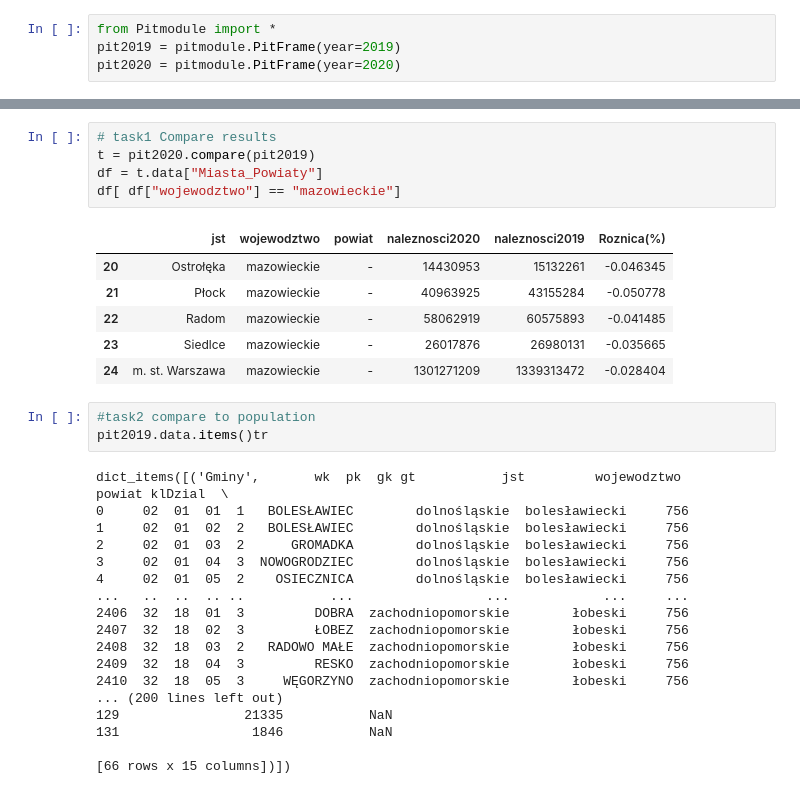
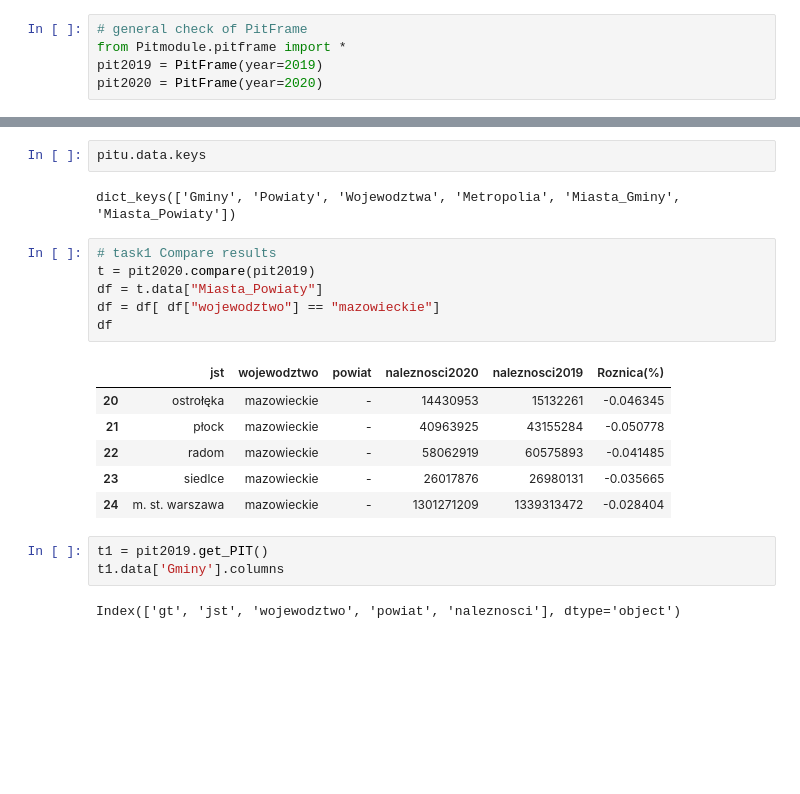
Before and after one commit to RabDou44/NYPD-finalAssignment, a Jupyter notebook: test.ipynb, the cells around one changed output, grey strips where cells are left out. Cells and saved outputs as stored; diff of their text form; blank space fills up the shorter version.

```diff
--- a/test.ipynb
+++ b/test.ipynb
@@ -19,6 +20,7 @@ Note: you may need to restart the kernel to use updated packages.
 # %%
-from Pitmodule import *
-pit2019 = pitmodule.PitFrame(year=2019)
-pit2020 = pitmodule.PitFrame(year=2020)
+# general check of PitFrame
+from Pitmodule.pitframe import *
+pit2019 = PitFrame(year=2019)
+pit2020 = PitFrame(year=2020)
 # %%
 # testowanie uproszczenia, zgdonosci formatu oraz getPIT
@@ -30,33 +54,22 @@ dict_keys(['Gminy', 'Powiaty', 'Wojewodztwa', 'Metropolia', 'Miasta_Gminy', 'Mia
+# %%
+pitu.data.keys
+# %% [output]
+dict_keys(['Gminy', 'Powiaty', 'Wojewodztwa', 'Metropolia', 'Miasta_Gminy', 'Miasta_Powiaty'])
 # %%
 # task1 Compare results
 t = pit2020.compare(pit2019)
 df = t.data["Miasta_Powiaty"]
-df[ df["wojewodztwo"] == "mazowieckie"]
+df = df[ df["wojewodztwo"] == "mazowieckie"]
+df
 # %% [output]
 |  | jst | wojewodztwo | powiat | naleznosci2020 | naleznosci2019 | Roznica(%) |
-| 20 | Ostrołęka | mazowieckie | - | 14430953 | 15132261 | -0.046345 |
-| 21 | Płock | mazowieckie | - | 40963925 | 43155284 | -0.050778 |
-| 22 | Radom | mazowieckie | - | 58062919 | 60575893 | -0.041485 |
-| 23 | Siedlce | mazowieckie | - | 26017876 | 26980131 | -0.035665 |
-| 24 | m. st. Warszawa | mazowieckie | - | 1301271209 | 1339313472 | -0.028404 |
+| 20 | ostrołęka | mazowieckie | - | 14430953 | 15132261 | -0.046345 |
+| 21 | płock | mazowieckie | - | 40963925 | 43155284 | -0.050778 |
+| 22 | radom | mazowieckie | - | 58062919 | 60575893 | -0.041485 |
+| 23 | siedlce | mazowieckie | - | 26017876 | 26980131 | -0.035665 |
+| 24 | m. st. warszawa | mazowieckie | - | 1301271209 | 1339313472 | -0.028404 |
-# %%
-#task2 compare to population
-pit2019.data.items()tr
-# %% [output]
-dict_items([('Gminy',       wk  pk  gk gt           jst         wojewodztwo         powiat klDzial  \
-0     02  01  01  1   BOLESŁAWIEC        dolnośląskie  bolesławiecki     756
-1     02  01  02  2   BOLESŁAWIEC        dolnośląskie  bolesławiecki     756
-2     02  01  03  2      GROMADKA        dolnośląskie  bolesławiecki     756
-3     02  01  04  3  NOWOGRODZIEC        dolnośląskie  bolesławiecki     756
-4     02  01  05  2    OSIECZNICA        dolnośląskie  bolesławiecki     756
-...   ..  ..  .. ..           ...                 ...            ...     ...
-2406  32  18  01  3         DOBRA  zachodniopomorskie        łobeski     756
-2407  32  18  02  3         ŁOBEZ  zachodniopomorskie        łobeski     756
-2408  32  18  03  2   RADOWO MAŁE  zachodniopomorskie        łobeski     756
-2409  32  18  04  3         RESKO  zachodniopomorskie        łobeski     756
-2410  32  18  05  3     WĘGORZYNO  zachodniopomorskie        łobeski     756
-... (200 lines left out)
-129                21335           NaN
-131                 1846           NaN
-
-[66 rows x 15 columns])])
+# %%
+t1 = pit2019.get_PIT()
+t1.data['Gminy'].columns
+# %% [output]
+Index(['gt', 'jst', 'wojewodztwo', 'powiat', 'naleznosci'], dtype='object')
```
Also changed, not shown: parts of 10 cells of this notebook, 8 other files.
